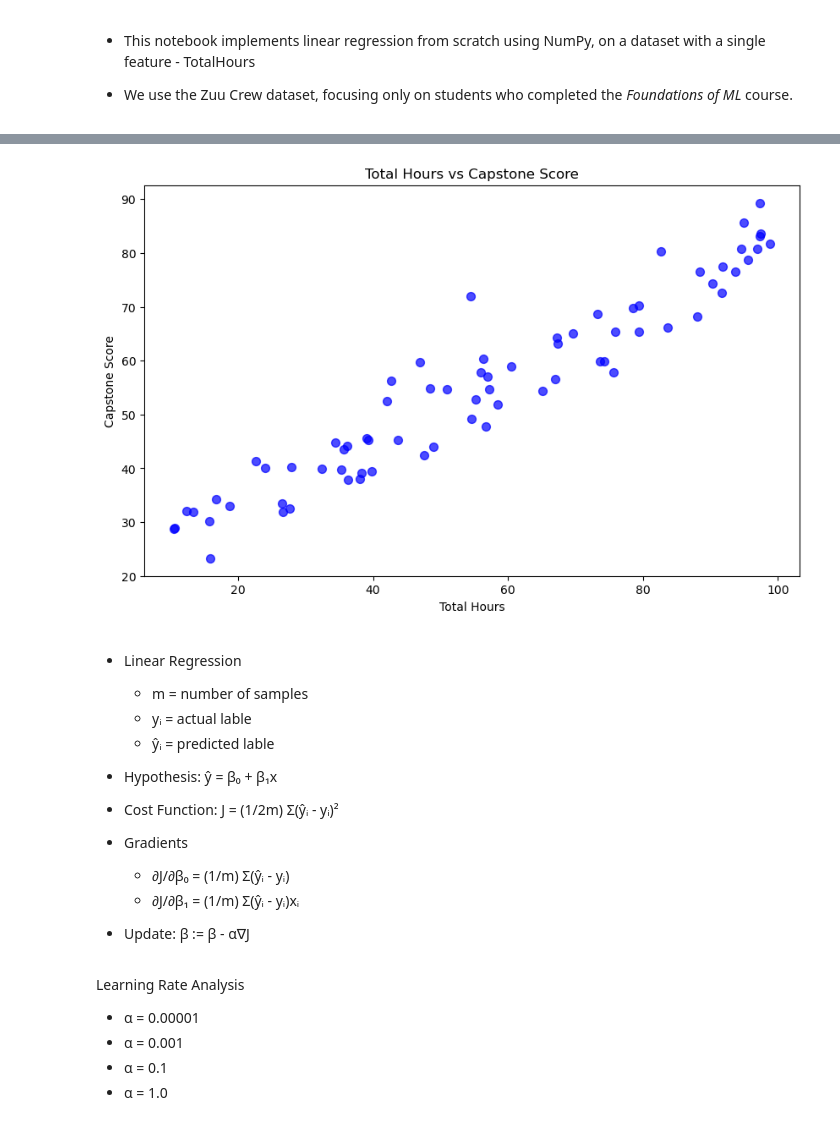
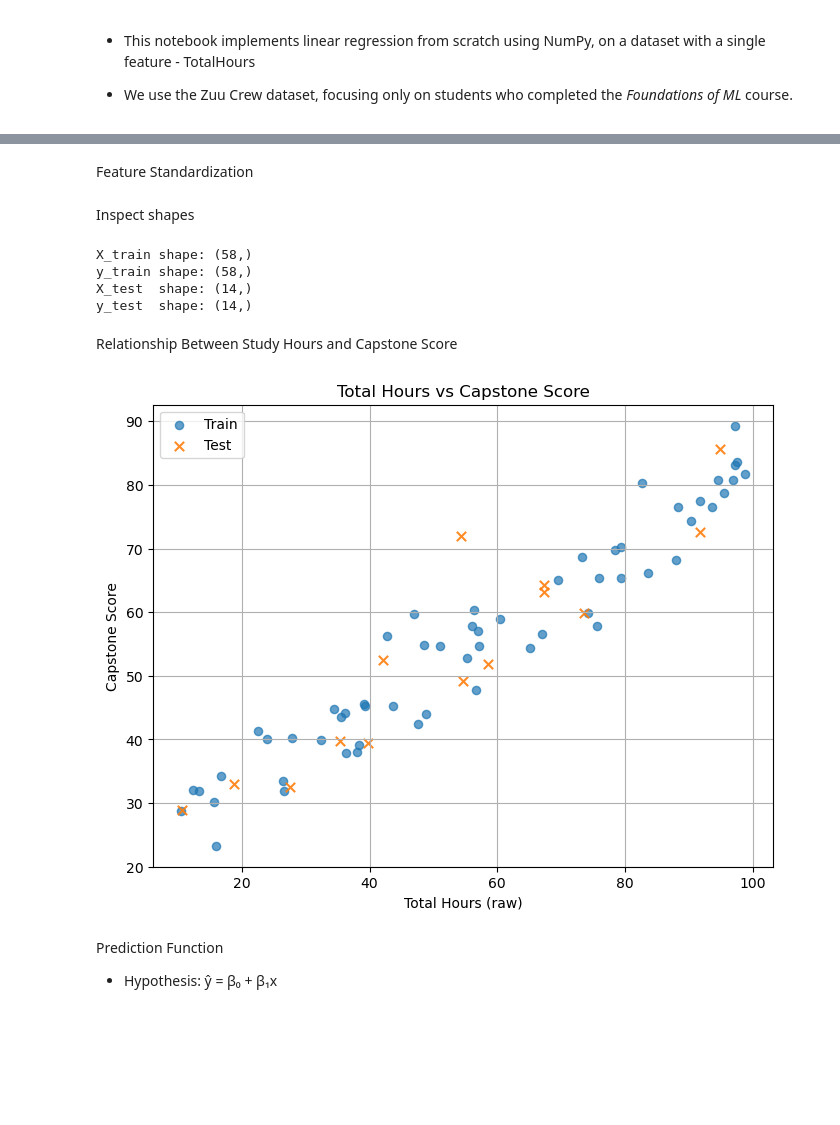
Before and after one commit to samathi-97/ML_Linear-Logistic-Regression-Implementation, a Jupyter notebook: 1_linear_regression_single_feature.ipynb, the cells around one changed output, grey strips where cells are left out. Saved outputs shown, nothing was run; the diff lists cells and outputs as text; code cells hidden in the pictures; blank space fills up the shorter version.

```diff
--- a/1_linear_regression_single_feature.ipynb
+++ b/1_linear_regression_single_feature.ipynb
@@ -9,6 +19,5 @@ import matplotlib.pyplot as plt
 # %%
-# Load and filter dataset
-df = pd.read_csv('zuu crew scores.csv')
+df = pd.read_csv('data/zuu crew scores.csv')
 df = df[df['CourseName'] == 'Foundations of ML']
 df.head(5)
 # %% [output]
@@ -21,3 +32,4 @@ df.head(5)
 # %%
-X = df['TotalHours'].values.reshape(-1, 1)
+X_raw = df['TotalHours'].values
+#.reshape(-1, 1)
 y = df['CapstoneScore'].values
@@ -23,0 +38,14 @@ y = df['CapstoneScore'].values
+# %%
+def train_test_split_np(X, y, test_size=0.2, seed=42):
+    rng = np.random.default_rng(seed)
+    m = X.shape[0]
+    idx = np.arange(m)
+    rng.shuffle(idx)
+    m_test = int(np.round(m * test_size))
+    test_idx = idx[:m_test]
+    train_idx = idx[m_test:]
+    return X[train_idx], X[test_idx], y[train_idx], y[test_idx]
+
+X_train_raw, X_test_raw, y_train, y_test = train_test_split_np(X_raw, y, test_size=0.2, seed=42)
+# %% [markdown]
+Feature Standardization
@@ -24,26 +56,26 @@ y = df['CapstoneScore'].values
+# %% [markdown]
+Inspect shapes
+# %%
+print("X_train shape:", X_train.shape)
+print("y_train shape:", y_train.shape)
+print("X_test  shape:", X_test.shape)
+print("y_test  shape:", y_test.shape)
+# %% [output]
+X_train shape: (58,)
+y_train shape: (58,)
+X_test  shape: (14,)
+y_test  shape: (14,)
+# %% [markdown]
+Relationship Between Study Hours and Capstone Score
 # %%
-plt.figure(figsize=(10,6))
-plt.scatter(X, y, alpha=0.7, color='blue', s=50)
-plt.xlabel('Total Hours')
+plt.figure(figsize=(8,6))
+plt.scatter(X_train_raw, y_train, alpha=0.7, s=35, label="Train")
+plt.scatter(X_test_raw,  y_test,  alpha=0.9, s=45, marker="x", label="Test")
+plt.xlabel('Total Hours (raw)')
 plt.ylabel('Capstone Score')
 plt.title('Total Hours vs Capstone Score')
+plt.grid(True)
+plt.legend()
 plt.show()
 # %% [output]
-[figure, old version]
+[figure, new version]
-# %% [markdown]
-- Linear Regression
-
-    - m = number of samples
-    - yᵢ = actual lable
-    - ŷᵢ = predicted lable
-
-- Hypothesis: ŷ = β₀ + β₁x
-
-- Cost Function:   J = (1/2m) Σ(ŷᵢ - yᵢ)²
-
-- Gradients
-
-    - ∂J/∂β₀ = (1/m) Σ(ŷᵢ - yᵢ)
-    - ∂J/∂β₁ = (1/m) Σ(ŷᵢ - yᵢ)xᵢ
-
-- Update: β := β - α∇J
@@ -81,10 +82,7 @@ def gradient_descent(X, y, learning_rate, num_iter=10000):
+# %% [markdown]
+Prediction Function
+
+- Hypothesis: ŷ = β₀ + β₁x
 # %%
 def predict(X, beta_0, beta_1):
     return beta_0 + beta_1 * X
-# %% [markdown]
-Learning Rate Analysis
-
-- α = 0.00001
-- α = 0.001
-- α = 0.1
-- α = 1.0
```
Also changed, not shown: parts of 21 cells of this notebook, 11 other files.
